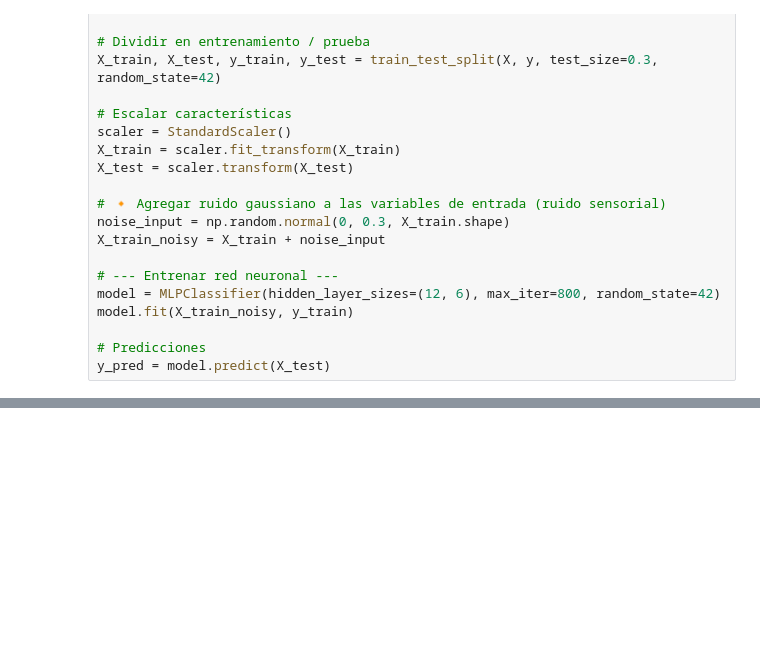
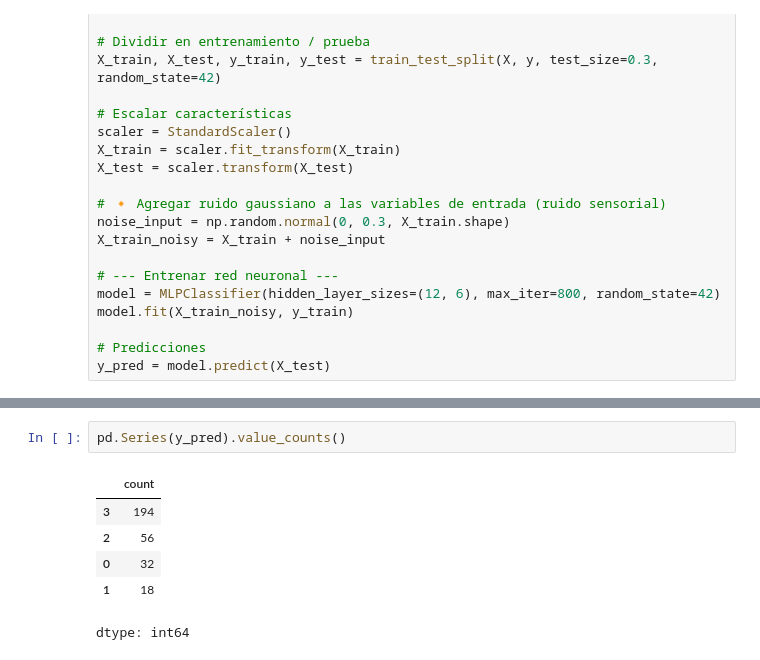
Before and after one commit to jcmachicao/jinis2025_machicao, a Jupyter notebook: JINIS__experto_neuronal.ipynb, the cells around one changed output, grey strips where cells are left out. Saved outputs shown, nothing was run; the diff lists cells and outputs as text; blank space fills up the shorter version.

```diff
--- a/JINIS__experto_neuronal.ipynb
+++ b/JINIS__experto_neuronal.ipynb
@@ -165,3 +167,12 @@ array([3, 3, 3, 3, 3, 3, 3, 3, 3, 1, 3, 3, 3, 1, 3, 3, 3, 3, 0, 2, 3, 2,
+# %%
+pd.Series(y_pred).value_counts()
+# %% [output]
+|  | count |
+| 3 | 194 |
+| 2 | 56 |
+| 0 | 32 |
+| 1 | 18 |
+dtype: int64
 # %%
 # -----------------------------------------------------
 # 4️⃣ EVALUACIÓN Y VISUALIZACIÓN
```
Also changed, not shown: parts of 7 cells of this notebook.
